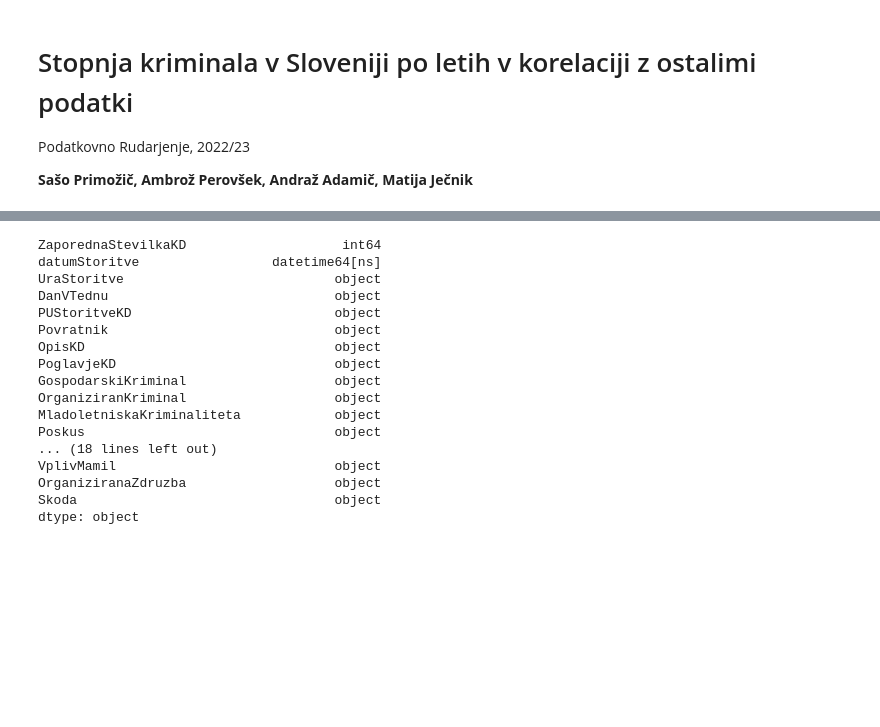
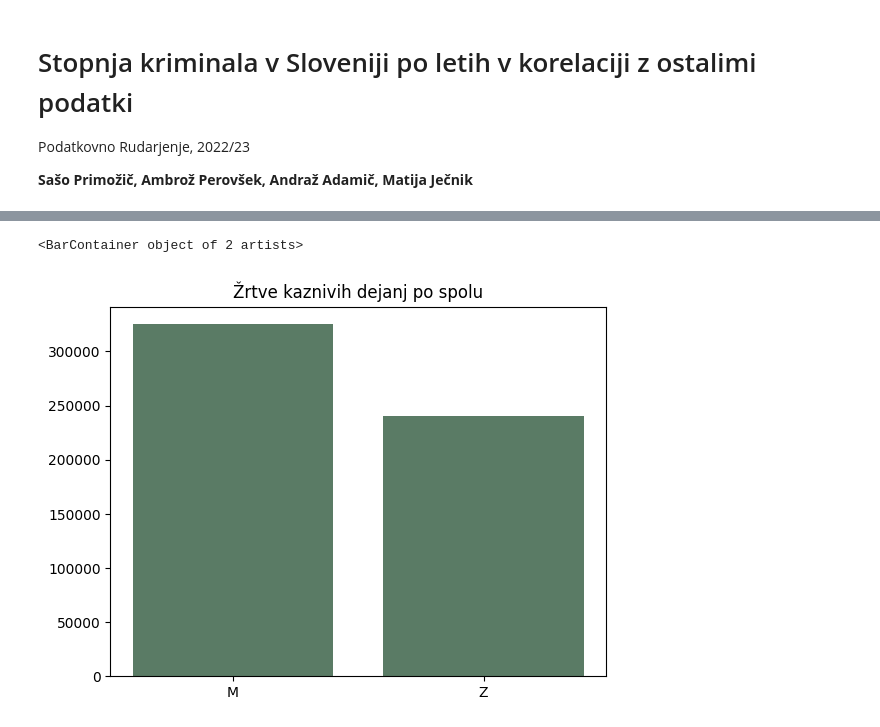
Before and after one commit to andrazadamic/PR22SPAPAAMJ, a Jupyter notebook: seminarska.ipynb, the cells around one changed output, grey strips where cells are left out. Cells and saved outputs as stored; diff of their text form; code cells hidden in the pictures; blank space fills up the shorter version.

```diff
--- a/seminarska.ipynb
+++ b/seminarska.ipynb
@@ -56,20 +61,6 @@ plt.bar(['M', 'Z'], [kd.query("Spol == 'MO\x8aKI' & (VrstaOsebe == 'NEOVADENI OS
-# %%
-kd.dtypes
-# %% [output]
-ZaporednaStevilkaKD                    int64
-datumStoritve                 datetime64[ns]
-UraStoritve                           object
-DanVTednu                             object
-PUStoritveKD                          object
-Povratnik                             object
-OpisKD                                object
-PoglavjeKD                            object
-GospodarskiKriminal                   object
-OrganiziranKriminal                   object
-MladoletniskaKriminaliteta            object
-Poskus                                object
-... (18 lines left out)
-VplivMamil                            object
-OrganiziranaZdruzba                   object
-Skoda                                 object
-dtype: object
+# %%
+plt.title('Žrtve kaznivih dejanj po spolu')
+plt.bar(['M', 'Z'], [kd.query("Spol == 'MO\x8aKI' & VrstaOsebe == '\x8eRTEV'")['Spol'].size, kd.query("Spol == '\x8eENSKI' & VrstaOsebe == '\x8eRTEV'")['Spol'].size], color='#5A7B65')
+# %% [output]
+<BarContainer object of 2 artists>
+[figure, added]
```
Also changed, not shown: parts of 5 cells of this notebook.
